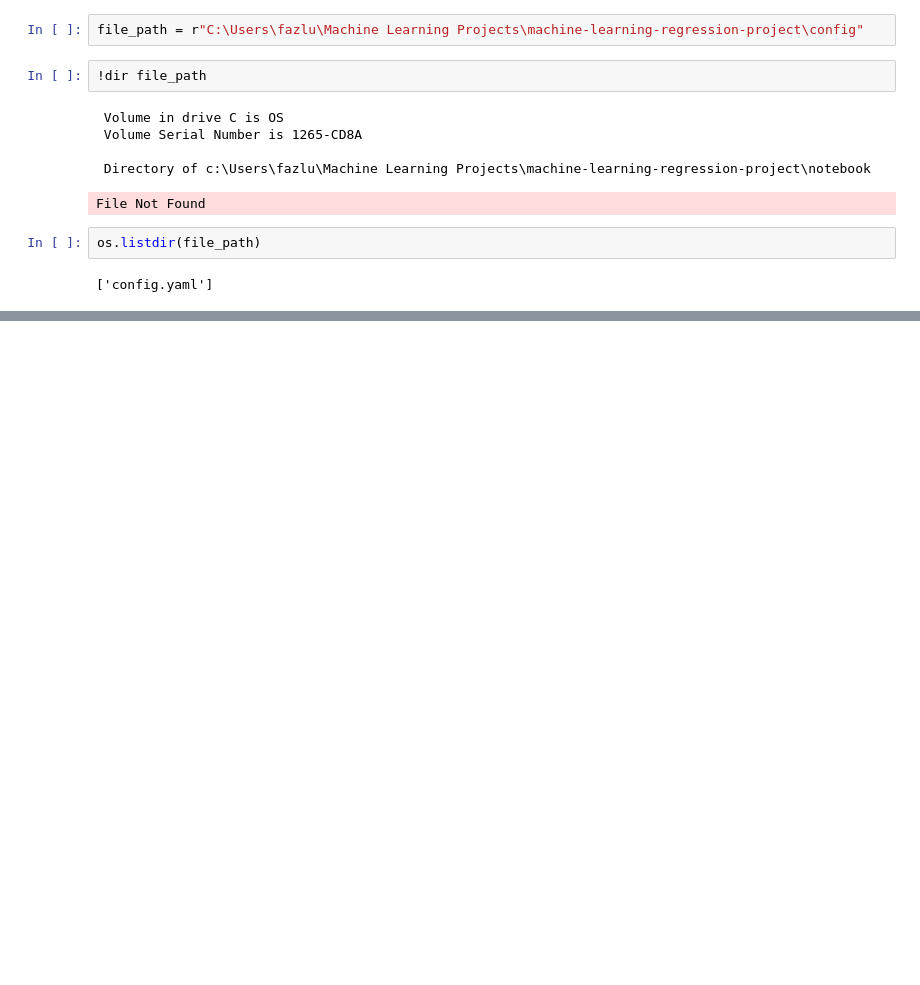
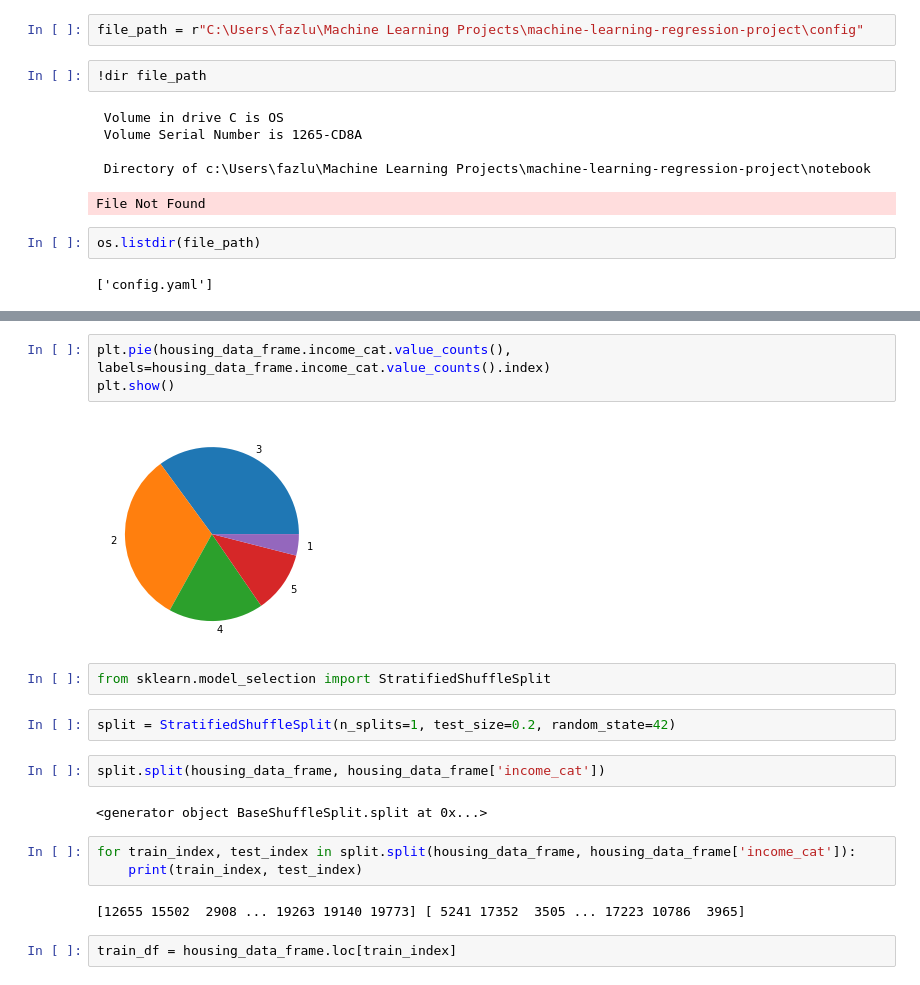
Before and after one commit to FazlullahBokhari/-Machine_Learning_Regression_End_to_End_Projects, a Jupyter notebook: notebook/example2.ipynb, the cells around one changed output, grey strips where cells are left out. Saved outputs shown, nothing was run; the diff lists cells and outputs as text; blank space fills up the shorter version.

```diff
--- a/notebook/example2.ipynb
+++ b/notebook/example2.ipynb
@@ -22,0 +85,20 @@ os.listdir(file_path)
+# %%
+plt.pie(housing_data_frame.income_cat.value_counts(), labels=housing_data_frame.income_cat.value_counts().index)
+plt.show()
+# %% [output]
+[figure, added]
+# %%
+from sklearn.model_selection import StratifiedShuffleSplit
+# %%
+split = StratifiedShuffleSplit(n_splits=1, test_size=0.2, random_state=42)
+# %%
+split.split(housing_data_frame, housing_data_frame['income_cat'])
+# %% [output]
+<generator object BaseShuffleSplit.split at 0x...>
+# %%
+for train_index, test_index in split.split(housing_data_frame, housing_data_frame['income_cat']):
+    print(train_index, test_index)
+# %% [output]
+[12655 15502  2908 ... 19263 19140 19773] [ 5241 17352  3505 ... 17223 10786  3965]
+# %%
+train_df = housing_data_frame.loc[train_index]
```
Also changed, not shown: parts of 30 cells of this notebook, 3 other files.
